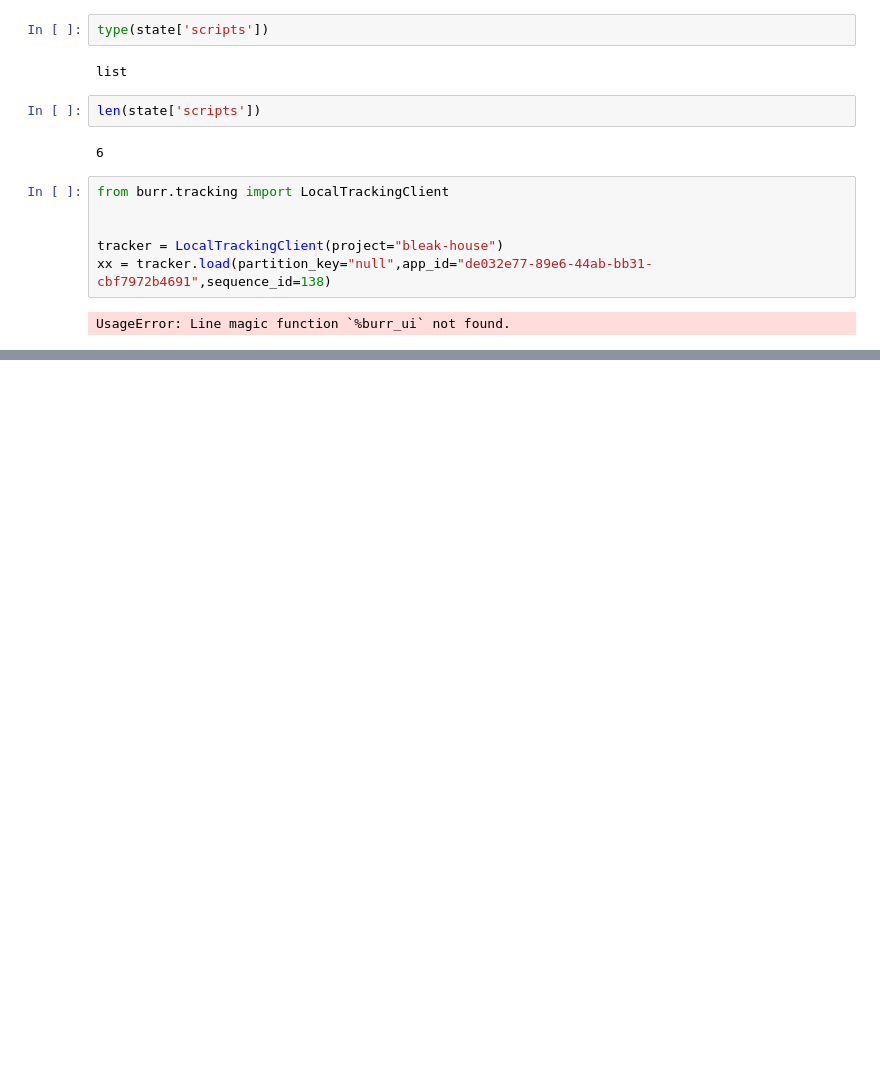
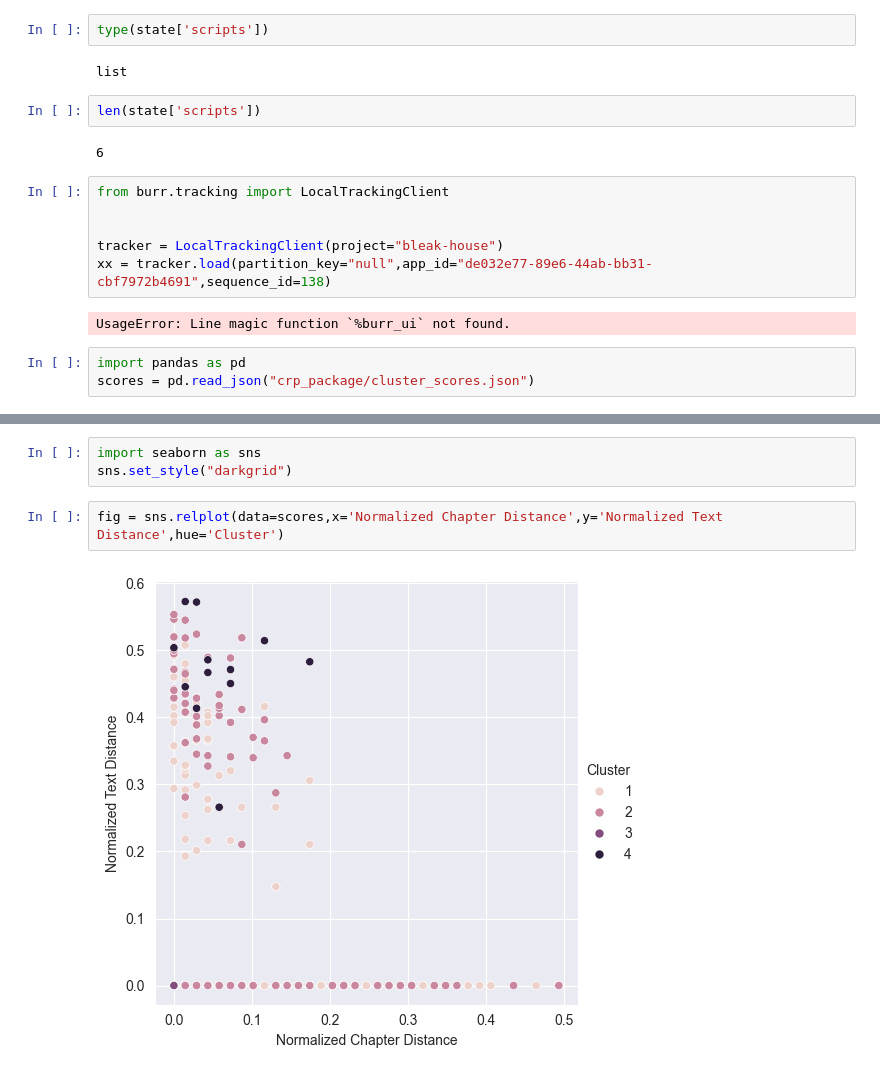
Before and after one commit to cbrew/BleakHouse, a Jupyter notebook: BleakHouse.ipynb, the cells around one changed output, grey strips where cells are left out. Cells and saved outputs as stored; diff of their text form; blank space fills up the shorter version.

Commit message:
working packaged version of the CRP code

```diff
--- a/BleakHouse.ipynb
+++ b/BleakHouse.ipynb
@@ -758,3 +758,6 @@ xx = tracker.load(partition_key="null",app_id="de032e77-89e6-44ab-bb31-cbf7972b4
 # %%
 # %% [output]
 UsageError: Line magic function `%burr_ui` not found.
+# %%
+import pandas as pd
+scores = pd.read_json("crp_package/cluster_scores.json")
@@ -760,0 +804,7 @@ UsageError: Line magic function `%burr_ui` not found.
+# %%
+import seaborn as sns
+sns.set_style("darkgrid")
+# %%
+fig = sns.relplot(data=scores,x='Normalized Chapter Distance',y='Normalized Text Distance',hue='Cluster')
+# %% [output]
+[figure, added]
```
Also changed, not shown: parts of 5 cells of this notebook, 12 other files.
